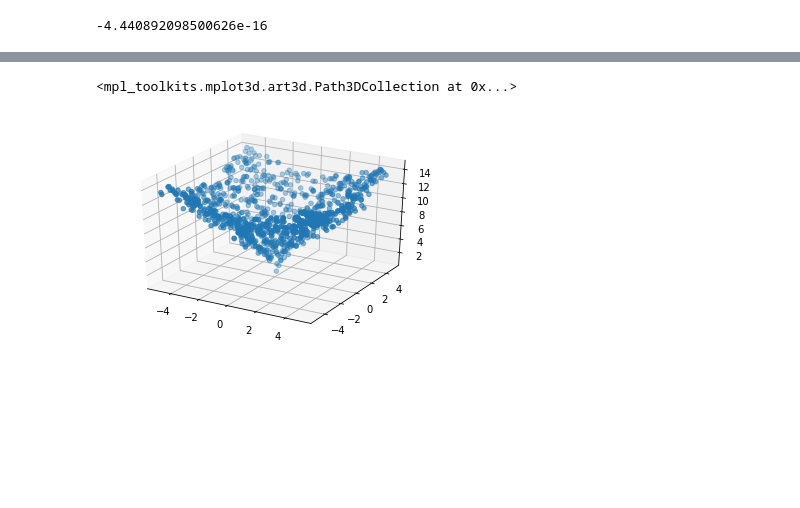
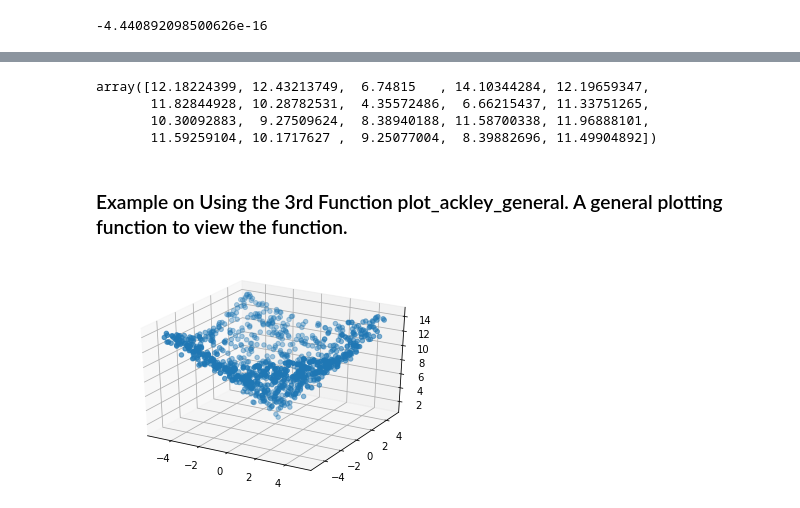
Before and after one commit to adhishagc/Ackley-Function, a Jupyter notebook: Jupyter Notebook/Ackley_function.ipynb, the cells around one changed output, grey strips where cells are left out. Saved outputs shown, nothing was run; the diff lists cells and outputs as text; code cells hidden in the pictures; blank space fills up the shorter version.

```diff
--- a/Jupyter Notebook/Ackley_function.ipynb
+++ b/Jupyter Notebook/Ackley_function.ipynb
@@ -28,6 +28,24 @@ def ackley_function_range(x_range_array):
     value[i] = value_point
   #returning the value array
   return value
+# %%
+def plot_ackley_general():
+  #this function will plot a general ackley function just to view it.
+  count = 1000 #number of points
+  #common lower and upper limits for both x1 and x2 are used
+  lower_limit = -5
+  upper_limit = 5
+  #generating x1 and x2 values
+  x1_range = [np.random.uniform(lower_limit,upper_limit) for x in range(limit)]
+  x2_range = [np.random.uniform(lower_limit,upper_limit) for x in range(limit)]
+  #This would be the input for the Function
+  x_range_array = [x1_range,x2_range]
+  #generate the z range
+  z_range = ackley_function_range(x_range_array)
+  #plotting the function
+  fig = plt.figure()
+  ax = fig.gca(projection='3d')
+  ax.scatter(x1_range, x2_range, z_range, label='Ackley Function')
 # %% [markdown]
 ### Example on Using the 1st Function ackley_function
 # %%
@@ -50,10 +68,17 @@ x2_range = [np.random.uniform(lower_limit,upper_limit) for x in range(limit)]
 x_range_array = [x1_range,x2_range]
 # %%
 z_range = ackley_function_range(x_range_array)
-# %%
-fig = plt.figure()
-ax = fig.gca(projection='3d')
-ax.scatter(x1_range, x2_range, z_range, label='parametric curve')
-# %% [output]
-<mpl_toolkits.mplot3d.art3d.Path3DCollection at 0x...>
-[figure, removed]
+# %%
+#printing 0 to 20 values, in order to view few results.
+z_range[0:20]
+# %% [output]
+array([12.18224399, 12.43213749,  6.74815   , 14.10344284, 12.19659347,
+       11.82844928, 10.28782531,  4.35572486,  6.66215437, 11.33751265,
+       10.30092883,  9.27509624,  8.38940188, 11.58700338, 11.96888101,
+       11.59259104, 10.1717627 ,  9.25077004,  8.39882696, 11.49904892])
+# %% [markdown]
+### Example on Using the 3rd Function plot_ackley_general. A general plotting function to view the function.
+# %%
+plot_ackley_general()
+# %% [output]
+[figure, added]
```
Also changed, not shown: parts of 1 cell of this notebook.
